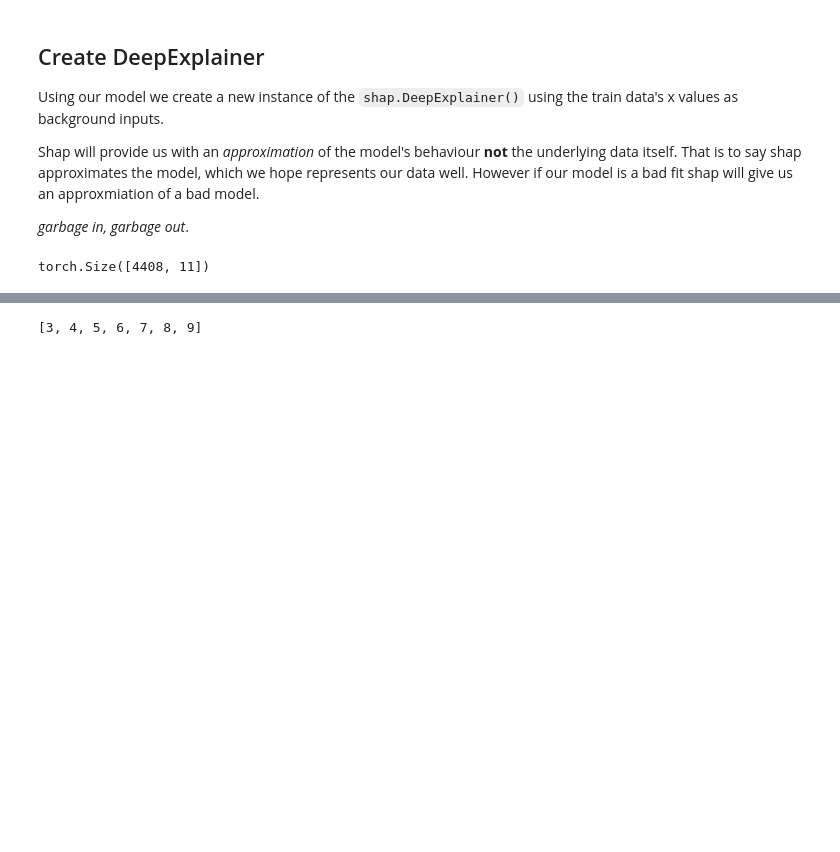
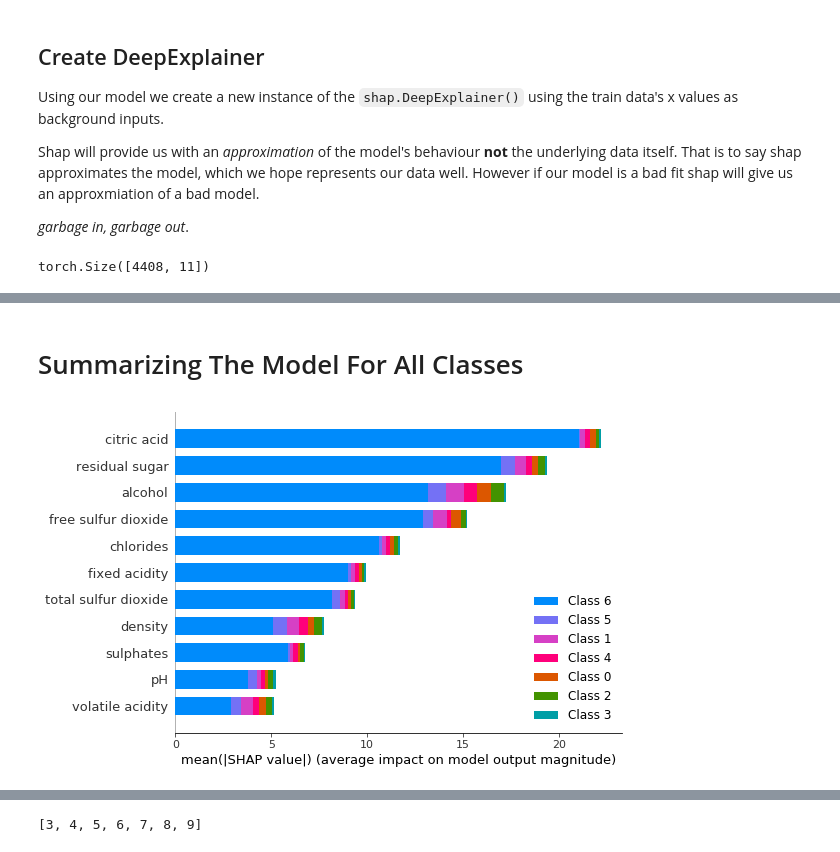
Before and after one commit to cdpierse/wine_quality_pytorch, a Jupyter notebook: explainer.ipynb, the cells around one changed output, grey strips where cells are left out. Saved outputs shown, nothing was run; the diff lists cells and outputs as text; code cells hidden in the pictures; blank space fills up the shorter version.

```diff
--- a/explainer.ipynb
+++ b/explainer.ipynb
@@ -54,8 +54,12 @@ shap will give us an approxmiation of a bad model.
 import shap
 # %%
 # explainer will use the first 1000 instances in x_data
-e = shap.DeepExplainer(model, wd.x_data[:1000] )
+e = shap.DeepExplainer(model, wd.x_data)
 # %%
 wd.x_data.shape
 # %% [output]
 torch.Size([4408, 11])
+# %%
+# shap values can take a really long time to calculate
+# let's limit the shap values to the first 200 rows in `wd.x_data`
+shap_values = e.shap_values(wd.x_data[:200])
@@ -61,0 +73,6 @@ torch.Size([4408, 11])
+# %% [markdown]
+# Summarizing The Model For All Classes
+# %%
+shap.summary_plot(shap_values, wd.x_data[:200],feature_names=FEATURE_NAMES)
+# %% [output]
+[figure, added]
```
Also changed, not shown: parts of 41 cells of this notebook, 12 other files.
